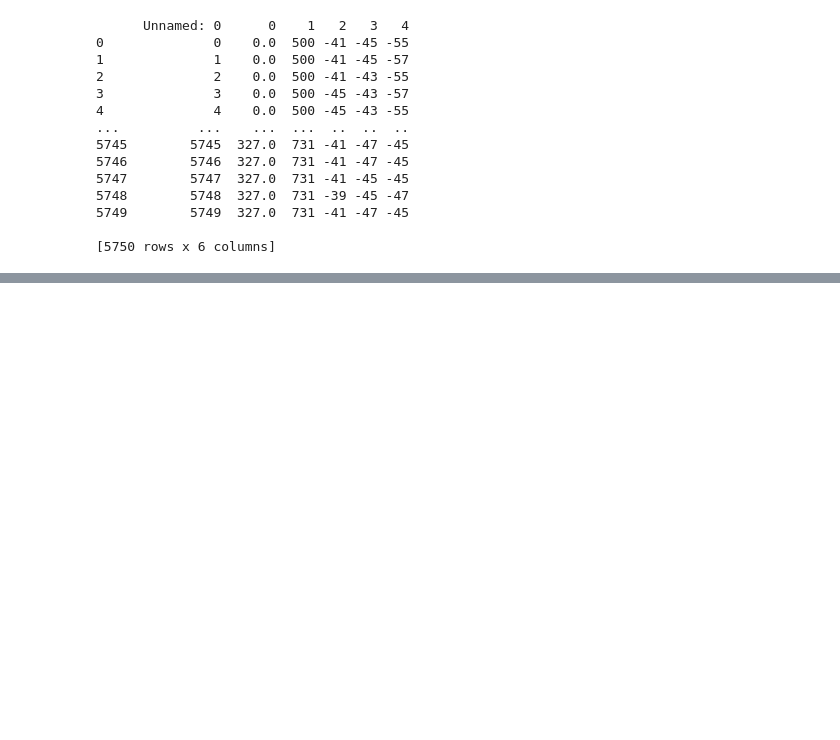
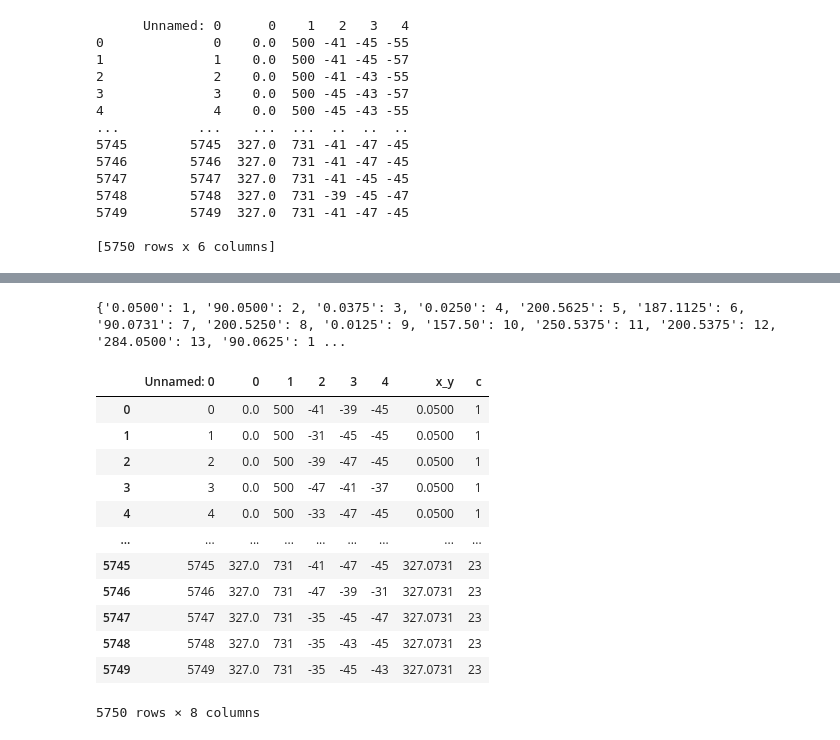
Before and after one commit to kepler42/EE494, a Jupyter notebook: plot.ipynb, the cells around one changed output, grey strips where cells are left out. Cells and saved outputs as stored; diff of their text form; code cells hidden in the pictures; blank space fills up the shorter version.

```diff
--- a/plot.ipynb
+++ b/plot.ipynb
@@ -28,2 +80,27 @@ print(df)
+# %%
+#df['c'] = df.x_y.map({0:colors[0], 1:colors[1], 2:colors[2]})
+colors = {}
+for i,j in enumerate(unique):
+    colors[j] = i+1
+print(colors)
+# %% [output]
+{'0.0500': 1, '90.0500': 2, '0.0375': 3, '0.0250': 4, '200.5625': 5, '187.1125': 6, '90.0731': 7, '200.5250': 8, '0.0125': 9, '157.50': 10, '250.5375': 11, '200.5375': 12, '284.0500': 13, '90.0625': 1 ...
+# %%
+df['c']=df['x_y'].map(colors)
+df
+# %% [output]
+|  | Unnamed: 0 | 0 | 1 | 2 | 3 | 4 | x_y | c |
+| 0 | 0 | 0.0 | 500 | -41 | -39 | -45 | 0.0500 | 1 |
+| 1 | 1 | 0.0 | 500 | -31 | -45 | -45 | 0.0500 | 1 |
+| 2 | 2 | 0.0 | 500 | -39 | -47 | -45 | 0.0500 | 1 |
+| 3 | 3 | 0.0 | 500 | -47 | -41 | -37 | 0.0500 | 1 |
+| 4 | 4 | 0.0 | 500 | -33 | -47 | -45 | 0.0500 | 1 |
+| ... | ... | ... | ... | ... | ... | ... | ... | ... |
+| 5745 | 5745 | 327.0 | 731 | -41 | -47 | -45 | 327.0731 | 23 |
+| 5746 | 5746 | 327.0 | 731 | -47 | -39 | -31 | 327.0731 | 23 |
+| 5747 | 5747 | 327.0 | 731 | -35 | -45 | -47 | 327.0731 | 23 |
+| 5748 | 5748 | 327.0 | 731 | -35 | -43 | -45 | 327.0731 | 23 |
+| 5749 | 5749 | 327.0 | 731 | -35 | -45 | -43 | 327.0731 | 23 |
+5750 rows × 8 columns
 # %%
 
```
Also changed, not shown: parts of 5 cells of this notebook, 3 other files.
